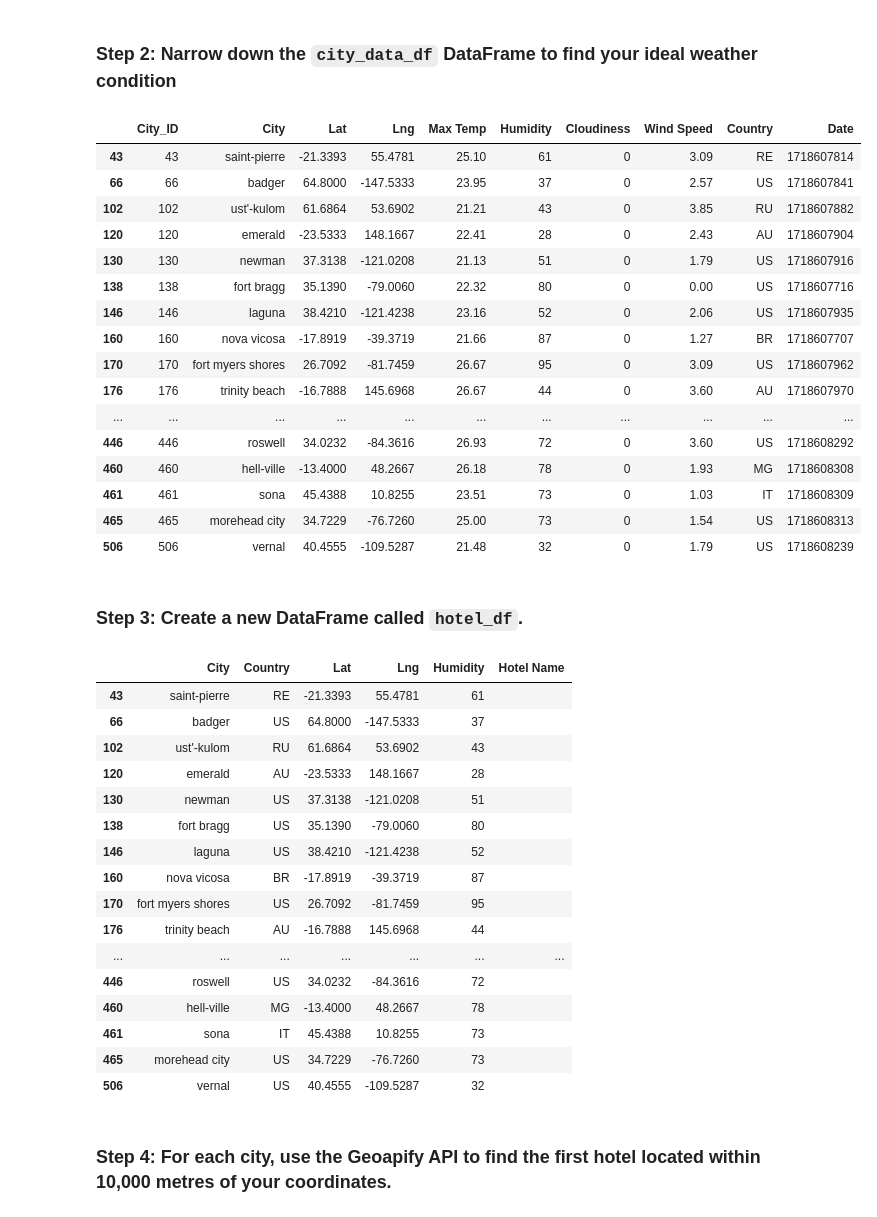
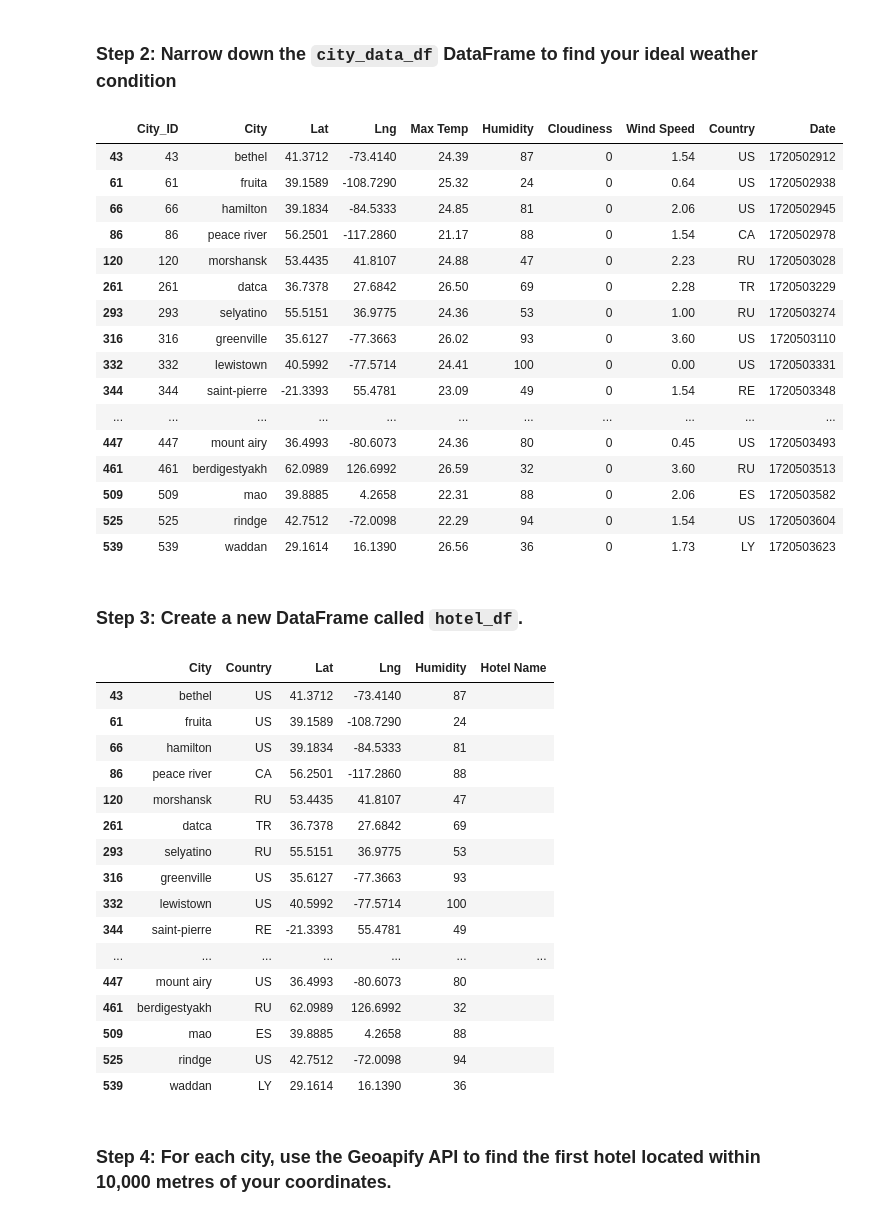
Before and after one commit to EdGonz44/python-api-challenge, a Jupyter notebook: WeatherPy/VacationPy.ipynb, the cells around one changed output. Drawn from its saved outputs; the diff is of its cells as text; code cells hidden in the pictures.

```diff
--- a/WeatherPy/VacationPy.ipynb
+++ b/WeatherPy/VacationPy.ipynb
@@ -46,59 +56,61 @@ city_data_df.head()
 ### Step 2: Narrow down the `city_data_df` DataFrame to find your ideal weather condition
 # %%
 # Narrow down cities that fit criteria and drop any results with null values
-# YOUR CODE HERE
 
+perfect_temp_df = city_data_df.loc[((city_data_df["Max Temp"] > 21) & (city_data_df["Max Temp"] < 27)), :]
+easy_breeze_df = perfect_temp_df.loc[(perfect_temp_df["Wind Speed"] < 4.5), :]
+clear_skies_df = easy_breeze_df.loc[(easy_breeze_df["Cloudiness"] == 0), :]
 # Drop any rows with null values
-# YOUR CODE HERE
+ideal_conditions_df = clear_skies_df.dropna()
 
 # Display sample data
-# YOUR CODE HERE
+ideal_conditions_df
 # %% [output]
 |  | City_ID | City | Lat | Lng | Max Temp | Humidity | Cloudiness | Wind Speed | Country | Date |
-| 43 | 43 | saint-pierre | -21.3393 | 55.4781 | 25.10 | 61 | 0 | 3.09 | RE | 1718607814 |
-| 66 | 66 | badger | 64.8000 | -147.5333 | 23.95 | 37 | 0 | 2.57 | US | 1718607841 |
-| 102 | 102 | ust'-kulom | 61.6864 | 53.6902 | 21.21 | 43 | 0 | 3.85 | RU | 1718607882 |
-| 120 | 120 | emerald | -23.5333 | 148.1667 | 22.41 | 28 | 0 | 2.43 | AU | 1718607904 |
-| 130 | 130 | newman | 37.3138 | -121.0208 | 21.13 | 51 | 0 | 1.79 | US | 1718607916 |
-| 138 | 138 | fort bragg | 35.1390 | -79.0060 | 22.32 | 80 | 0 | 0.00 | US | 1718607716 |
-| 146 | 146 | laguna | 38.4210 | -121.4238 | 23.16 | 52 | 0 | 2.06 | US | 1718607935 |
-| 160 | 160 | nova vicosa | -17.8919 | -39.3719 | 21.66 | 87 | 0 | 1.27 | BR | 1718607707 |
-| 170 | 170 | fort myers shores | 26.7092 | -81.7459 | 26.67 | 95 | 0 | 3.09 | US | 1718607962 |
-| 176 | 176 | trinity beach | -16.7888 | 145.6968 | 26.67 | 44 | 0 | 3.60 | AU | 1718607970 |
+| 43 | 43 | bethel | 41.3712 | -73.4140 | 24.39 | 87 | 0 | 1.54 | US | 1720502912 |
+| 61 | 61 | fruita | 39.1589 | -108.7290 | 25.32 | 24 | 0 | 0.64 | US | 1720502938 |
+| 66 | 66 | hamilton | 39.1834 | -84.5333 | 24.85 | 81 | 0 | 2.06 | US | 1720502945 |
+| 86 | 86 | peace river | 56.2501 | -117.2860 | 21.17 | 88 | 0 | 1.54 | CA | 1720502978 |
+| 120 | 120 | morshansk | 53.4435 | 41.8107 | 24.88 | 47 | 0 | 2.23 | RU | 1720503028 |
+| 261 | 261 | datca | 36.7378 | 27.6842 | 26.50 | 69 | 0 | 2.28 | TR | 1720503229 |
+| 293 | 293 | selyatino | 55.5151 | 36.9775 | 24.36 | 53 | 0 | 1.00 | RU | 1720503274 |
+| 316 | 316 | greenville | 35.6127 | -77.3663 | 26.02 | 93 | 0 | 3.60 | US | 1720503110 |
+| 332 | 332 | lewistown | 40.5992 | -77.5714 | 24.41 | 100 | 0 | 0.00 | US | 1720503331 |
+| 344 | 344 | saint-pierre | -21.3393 | 55.4781 | 23.09 | 49 | 0 | 1.54 | RE | 1720503348 |
 | ... | ... | ... | ... | ... | ... | ... | ... | ... | ... | ... |
-| 446 | 446 | roswell | 34.0232 | -84.3616 | 26.93 | 72 | 0 | 3.60 | US | 1718608292 |
-| 460 | 460 | hell-ville | -13.4000 | 48.2667 | 26.18 | 78 | 0 | 1.93 | MG | 1718608308 |
-| 461 | 461 | sona | 45.4388 | 10.8255 | 23.51 | 73 | 0 | 1.03 | IT | 1718608309 |
-| 465 | 465 | morehead city | 34.7229 | -76.7260 | 25.00 | 73 | 0 | 1.54 | US | 1718608313 |
-| 506 | 506 | vernal | 40.4555 | -109.5287 | 21.48 | 32 | 0 | 1.79 | US | 1718608239 |
+| 447 | 447 | mount airy | 36.4993 | -80.6073 | 24.36 | 80 | 0 | 0.45 | US | 1720503493 |
+| 461 | 461 | berdigestyakh | 62.0989 | 126.6992 | 26.59 | 32 | 0 | 3.60 | RU | 1720503513 |
+| 509 | 509 | mao | 39.8885 | 4.2658 | 22.31 | 88 | 0 | 2.06 | ES | 1720503582 |
+| 525 | 525 | rindge | 42.7512 | -72.0098 | 22.29 | 94 | 0 | 1.54 | US | 1720503604 |
+| 539 | 539 | waddan | 29.1614 | 16.1390 | 26.56 | 36 | 0 | 1.73 | LY | 1720503623 |
 # %% [markdown]
 ### Step 3: Create a new DataFrame called `hotel_df`.
 # %%
 # Use the Pandas copy function to create DataFrame called hotel_df to store the city, country, coordinates, and humidity
-# YOUR CODE HERE
+hotel_df = ideal_conditions_df[["City","Country","Lat","Lng","Humidity"]].copy()
 
 # Add an empty column, "Hotel Name," to the DataFrame so you can store the hotel found using the Geoapify API
-# YOUR CODE HERE
+hotel_df["Hotel Name"] = ''
 
 # Display sample data
-# YOUR CODE HERE
+hotel_df
 # %% [output]
 |  | City | Country | Lat | Lng | Humidity | Hotel Name |
-| 43 | saint-pierre | RE | -21.3393 | 55.4781 | 61 |  |
-| 66 | badger | US | 64.8000 | -147.5333 | 37 |  |
-| 102 | ust'-kulom | RU | 61.6864 | 53.6902 | 43 |  |
-| 120 | emerald | AU | -23.5333 | 148.1667 | 28 |  |
-| 130 | newman | US | 37.3138 | -121.0208 | 51 |  |
-| 138 | fort bragg | US | 35.1390 | -79.0060 | 80 |  |
-| 146 | laguna | US | 38.4210 | -121.4238 | 52 |  |
-| 160 | nova vicosa | BR | -17.8919 | -39.3719 | 87 |  |
-| 170 | fort myers shores | US | 26.7092 | -81.7459 | 95 |  |
-| 176 | trinity beach | AU | -16.7888 | 145.6968 | 44 |  |
+| 43 | bethel | US | 41.3712 | -73.4140 | 87 |  |
+| 61 | fruita | US | 39.1589 | -108.7290 | 24 |  |
+| 66 | hamilton | US | 39.1834 | -84.5333 | 81 |  |
+| 86 | peace river | CA | 56.2501 | -117.2860 | 88 |  |
+| 120 | morshansk | RU | 53.4435 | 41.8107 | 47 |  |
+| 261 | datca | TR | 36.7378 | 27.6842 | 69 |  |
+| 293 | selyatino | RU | 55.5151 | 36.9775 | 53 |  |
+| 316 | greenville | US | 35.6127 | -77.3663 | 93 |  |
+| 332 | lewistown | US | 40.5992 | -77.5714 | 100 |  |
+| 344 | saint-pierre | RE | -21.3393 | 55.4781 | 49 |  |
 | ... | ... | ... | ... | ... | ... | ... |
-| 446 | roswell | US | 34.0232 | -84.3616 | 72 |  |
-| 460 | hell-ville | MG | -13.4000 | 48.2667 | 78 |  |
-| 461 | sona | IT | 45.4388 | 10.8255 | 73 |  |
-| 465 | morehead city | US | 34.7229 | -76.7260 | 73 |  |
-| 506 | vernal | US | 40.4555 | -109.5287 | 32 |  |
+| 447 | mount airy | US | 36.4993 | -80.6073 | 80 |  |
+| 461 | berdigestyakh | RU | 62.0989 | 126.6992 | 32 |  |
+| 509 | mao | ES | 39.8885 | 4.2658 | 88 |  |
+| 525 | rindge | US | 42.7512 | -72.0098 | 94 |  |
+| 539 | waddan | LY | 29.1614 | 16.1390 | 36 |  |
 # %% [markdown]
 ### Step 4: For each city, use the Geoapify API to find the first hotel located within 10,000 metres of your coordinates.
```
Also changed, not shown: parts of 5 cells of this notebook, 6 other files.
